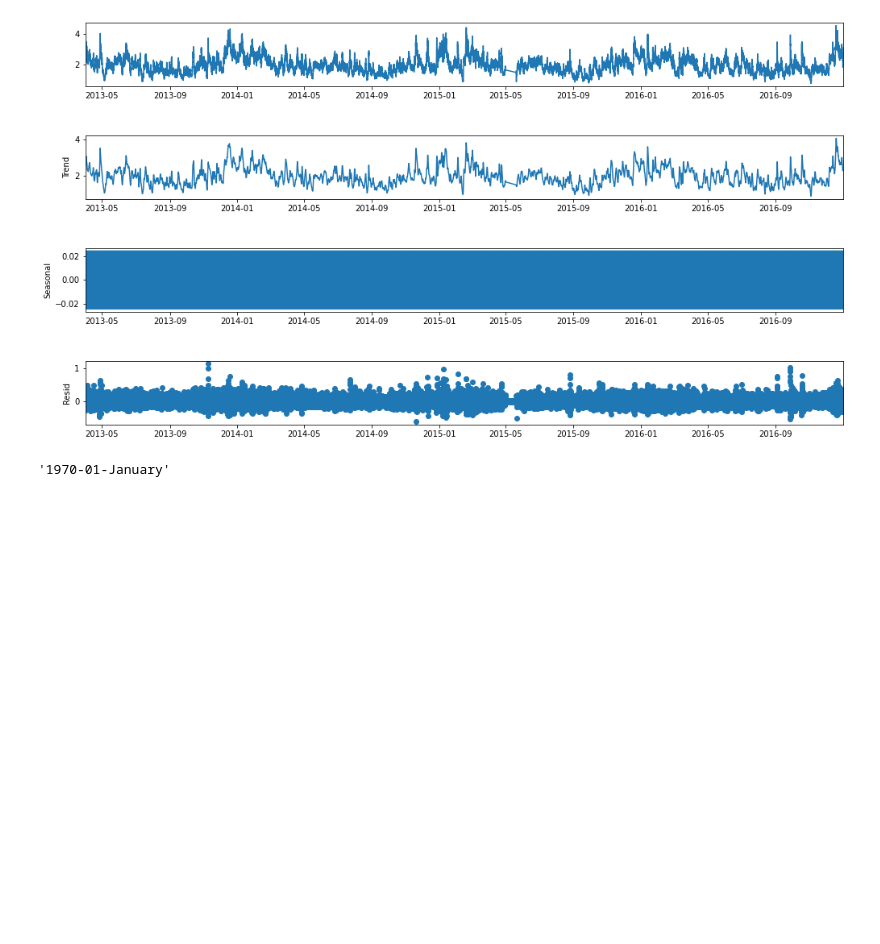
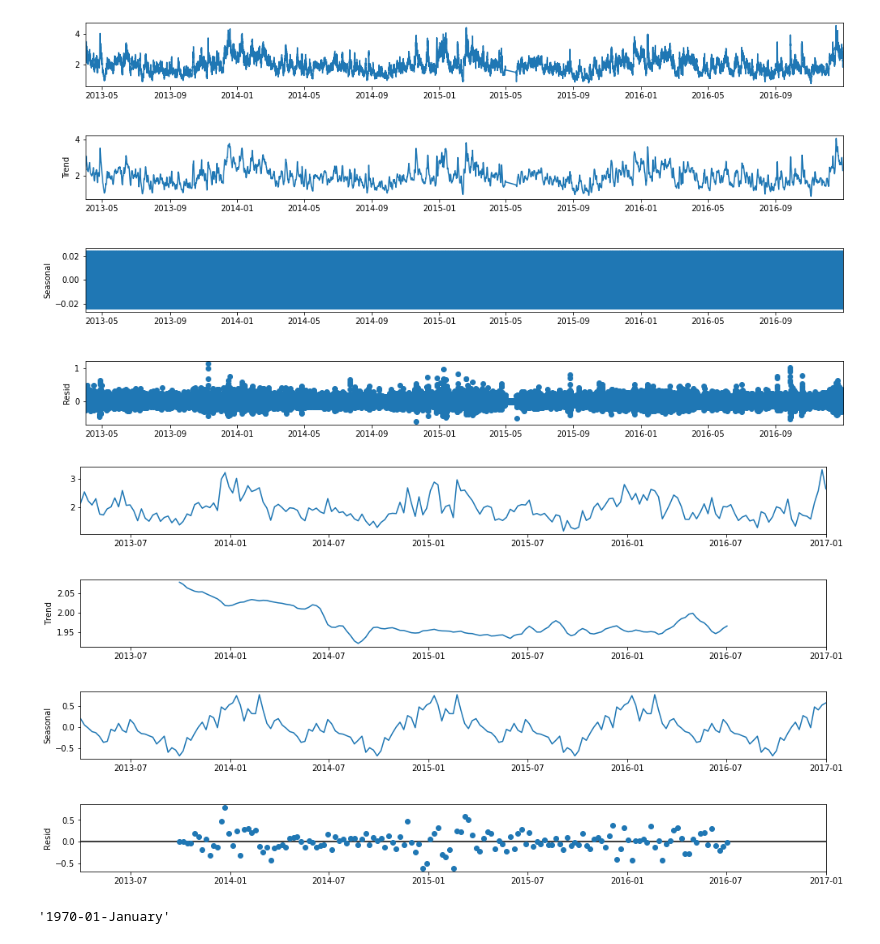
Before and after one commit to jakartaresearch/ocean-wave-prediction, a Jupyter notebook: notebook/0_eda.ipynb, the cells around one changed output. Drawn from its saved outputs; the diff is of its cells as text; code cells hidden in the pictures; blank space fills up the shorter version.

```diff
--- a/notebook/0_eda.ipynb
+++ b/notebook/0_eda.ipynb
@@ -234,6 +260,14 @@ fig.set_size_inches(16,8)
 plt.show()
 # %% [output]
 [figure]
+# %%
+# seasonal decomposition
+season = seasonal_decompose(df_interpolate.resample('1W', on='date').mean())
+fig = season.plot()
+fig.set_size_inches(16,8)
+plt.show()
+# %% [output]
+[figure, added]
 # %%
 from datetime import datetime
 datetime(1970, 1, 1).strftime('%Y-%d-%B')
```
Also changed, not shown: parts of 11 cells of this notebook.
